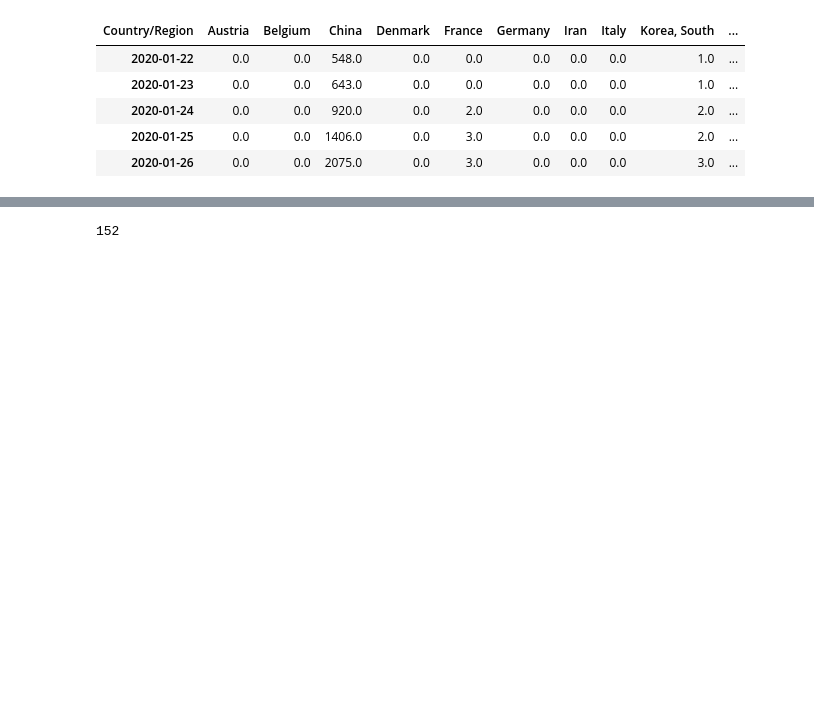
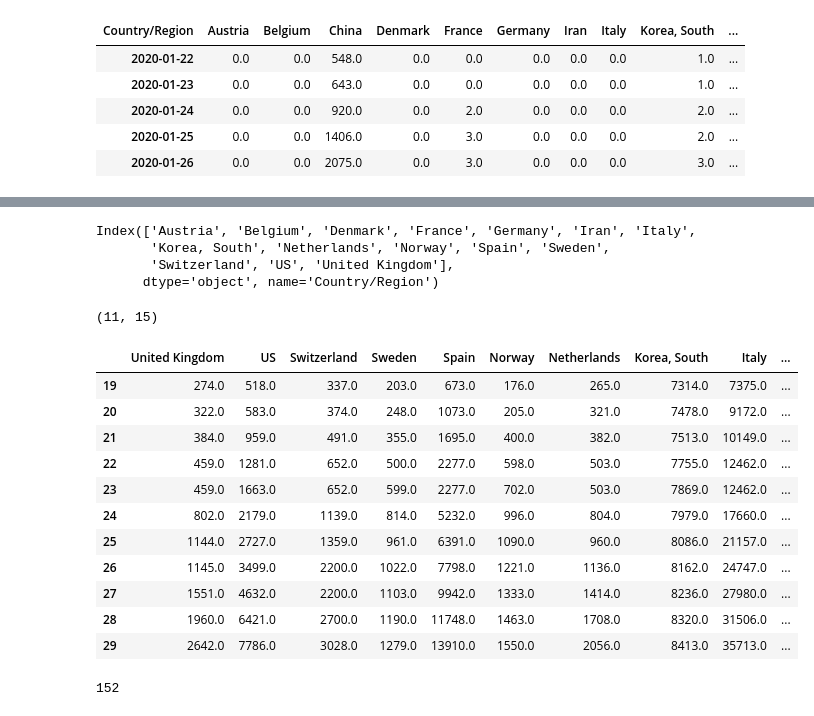
Before and after one commit to akakicreations/ejercicios-casuales-github, a Jupyter notebook: covid19-exercise/covid19_notebook.ipynb, the cells around one changed output, grey strips where cells are left out. Saved outputs shown, nothing was run; the diff lists cells and outputs as text; code cells hidden in the pictures; blank space fills up the shorter version.

```diff
--- a/covid19-exercise/covid19_notebook.ipynb
+++ b/covid19-exercise/covid19_notebook.ipynb
@@ -111,5 +111,13 @@ data_time_filter.head(30)
 | 2020-03-16 | 1018.0 | 1058.0 | 932.0 | 6668.0 | 7272.0 | 14991.0 | 27980.0 | 8236.0 | 1414.0 | ... |
 | 2020-03-17 | 1332.0 | 1243.0 | 1024.0 | 7699.0 | 9257.0 | 16169.0 | 31506.0 | 8320.0 | 1708.0 | ... |
 | 2020-03-18 | 1646.0 | 1486.0 | 1115.0 | 9052.0 | 12327.0 | 17361.0 | 35713.0 | 8413.0 | 2056.0 | ... |
+# %%
+list_countries = data_time_filter.columns
+list_countries
+# %% [output]
+Index(['Austria', 'Belgium', 'Denmark', 'France', 'Germany', 'Iran', 'Italy',
+       'Korea, South', 'Netherlands', 'Norway', 'Spain', 'Sweden',
+       'Switzerland', 'US', 'United Kingdom'],
+      dtype='object', name='Country/Region')
 # %%
 # Exportar CSV independientes para cada país
@@ -117,6 +126,33 @@ for country in list_countries:
     dataX = data_time_filter[country]
     dataX = dataX[dataX > 50]
     dataX.to_csv('data_' + country + ".csv", index=False)
+# %%
+# Quitar fechas de index
+data_time_filter = data_time_filter.reset_index(drop=True)
+data_time_filter
+# %%
+# Otra forma creando un dataframe
+data_new = pd.DataFrame()
+for country in list_countries:
+    dataX = data_time_filter[country]
+    dataX = dataX[dataX > 100]
+    data_new.insert(0, country, dataX, True)
+print(data_new.shape)
+data_new
+# %% [output]
+(11, 15)
+|  | United Kingdom | US | Switzerland | Sweden | Spain | Norway | Netherlands | Korea, South | Italy | ... |
+| 19 | 274.0 | 518.0 | 337.0 | 203.0 | 673.0 | 176.0 | 265.0 | 7314.0 | 7375.0 | ... |
+| 20 | 322.0 | 583.0 | 374.0 | 248.0 | 1073.0 | 205.0 | 321.0 | 7478.0 | 9172.0 | ... |
+| 21 | 384.0 | 959.0 | 491.0 | 355.0 | 1695.0 | 400.0 | 382.0 | 7513.0 | 10149.0 | ... |
+| 22 | 459.0 | 1281.0 | 652.0 | 500.0 | 2277.0 | 598.0 | 503.0 | 7755.0 | 12462.0 | ... |
+| 23 | 459.0 | 1663.0 | 652.0 | 599.0 | 2277.0 | 702.0 | 503.0 | 7869.0 | 12462.0 | ... |
+| 24 | 802.0 | 2179.0 | 1139.0 | 814.0 | 5232.0 | 996.0 | 804.0 | 7979.0 | 17660.0 | ... |
+| 25 | 1144.0 | 2727.0 | 1359.0 | 961.0 | 6391.0 | 1090.0 | 960.0 | 8086.0 | 21157.0 | ... |
+| 26 | 1145.0 | 3499.0 | 2200.0 | 1022.0 | 7798.0 | 1221.0 | 1136.0 | 8162.0 | 24747.0 | ... |
+| 27 | 1551.0 | 4632.0 | 2200.0 | 1103.0 | 9942.0 | 1333.0 | 1414.0 | 8236.0 | 27980.0 | ... |
+| 28 | 1960.0 | 6421.0 | 2700.0 | 1190.0 | 11748.0 | 1463.0 | 1708.0 | 8320.0 | 31506.0 | ... |
+| 29 | 2642.0 | 7786.0 | 3028.0 | 1279.0 | 13910.0 | 1550.0 | 2056.0 | 8413.0 | 35713.0 | ... |
 # %%
 pd.isnull(data_time_most).any().count()
 # %% [output]
```
Also changed, not shown: parts of 2 cells of this notebook.
